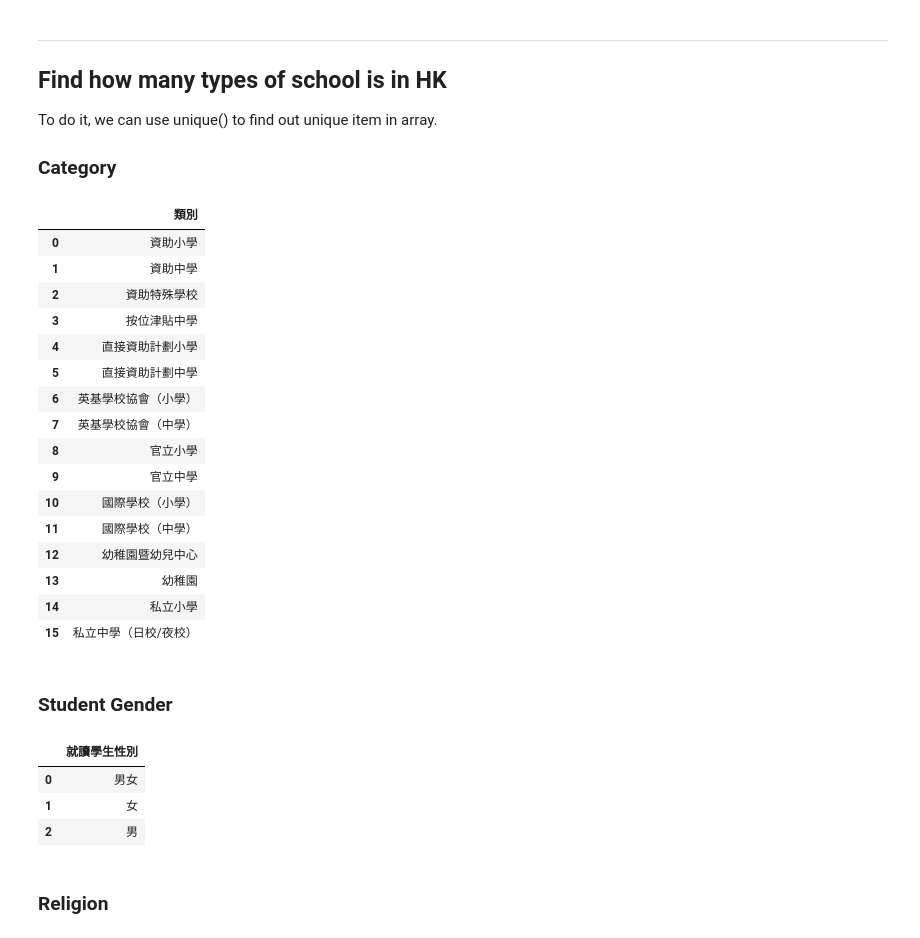
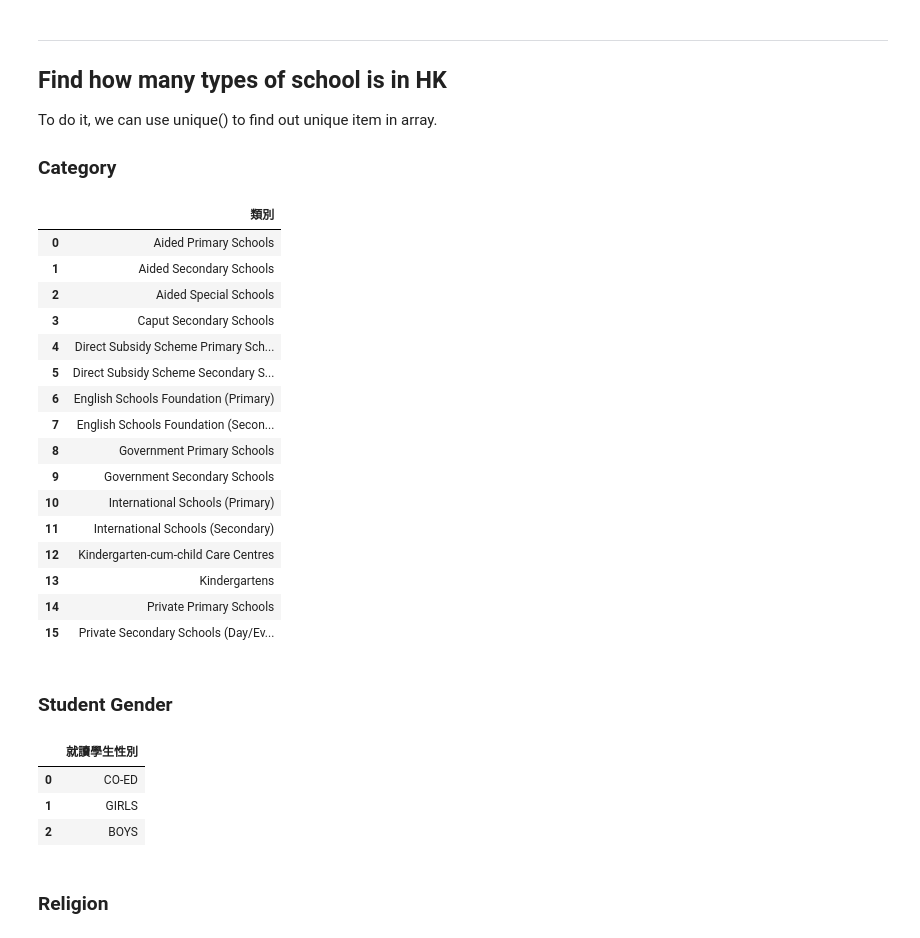
Before and after one commit to brianlihk/testJupyterBook, a Jupyter notebook: _build/html/_sources/week2/dataProcess.ipynb, the cells around one changed output. Saved outputs shown, nothing was run; the diff lists cells and outputs as text; code cells hidden in the pictures.

```diff
--- a/_build/html/_sources/week2/dataProcess.ipynb
+++ b/_build/html/_sources/week2/dataProcess.ipynb
@@ -42,36 +42,36 @@ To do it, we can use unique() to find out unique item in array.
 ### Category
 # %%
 schoolTypes = []
-chiSchoolTypes = df['中文類別'].unique()
+chiSchoolTypes = df['ENGLISH CATEGORY'].unique()
 for i in range(len(chiSchoolTypes)):
 	schoolTypes.append(chiSchoolTypes[i])
 
 tempTable = pd.DataFrame(schoolTypes)
 tempTable.columns=['類別']
 display(tempTable)
 # %% [output]
 |  | 類別 |
-| 0 | 資助小學 |
-| 1 | 資助中學 |
-| 2 | 資助特殊學校 |
-| 3 | 按位津貼中學 |
-| 4 | 直接資助計劃小學 |
-| 5 | 直接資助計劃中學 |
-| 6 | 英基學校協會（小學） |
-| 7 | 英基學校協會（中學） |
-| 8 | 官立小學 |
-| 9 | 官立中學 |
-| 10 | 國際學校（小學） |
-| 11 | 國際學校（中學） |
-| 12 | 幼稚園暨幼兒中心 |
-| 13 | 幼稚園 |
-| 14 | 私立小學 |
-| 15 | 私立中學（日校/夜校） |
+| 0 | Aided Primary Schools |
+| 1 | Aided Secondary Schools |
+| 2 | Aided Special Schools |
+| 3 | Caput Secondary Schools |
+| 4 | Direct Subsidy Scheme Primary Sch... |
+| 5 | Direct Subsidy Scheme Secondary S... |
+| 6 | English Schools Foundation (Primary) |
+| 7 | English Schools Foundation (Secon... |
+| 8 | Government Primary Schools |
+| 9 | Government Secondary Schools |
+| 10 | International Schools (Primary) |
+| 11 | International Schools (Secondary) |
+| 12 | Kindergarten-cum-child Care Centres |
+| 13 | Kindergartens |
+| 14 | Private Primary Schools |
+| 15 | Private Secondary Schools (Day/Ev... |
 # %% [markdown]
 ### Student Gender
 # %%
 genders = []
-chiGenders = df['就讀學生性別'].unique()
+chiGenders = df['STUDENTS GENDER'].unique()
 for i in range(len(chiGenders)):
 	genders.append(chiGenders[i])
 
@@ -80,9 +80,9 @@ tempTable.columns=['就讀學生性別']
 display(tempTable)
 # %% [output]
 |  | 就讀學生性別 |
-| 0 | 男女 |
-| 1 | 女 |
-| 2 | 男 |
+| 0 | CO-ED |
+| 1 | GIRLS |
+| 2 | BOYS |
 # %% [markdown]
 ### Religion
 # %%
```
Also changed, not shown: parts of 7 cells of this notebook, 27 other files.
